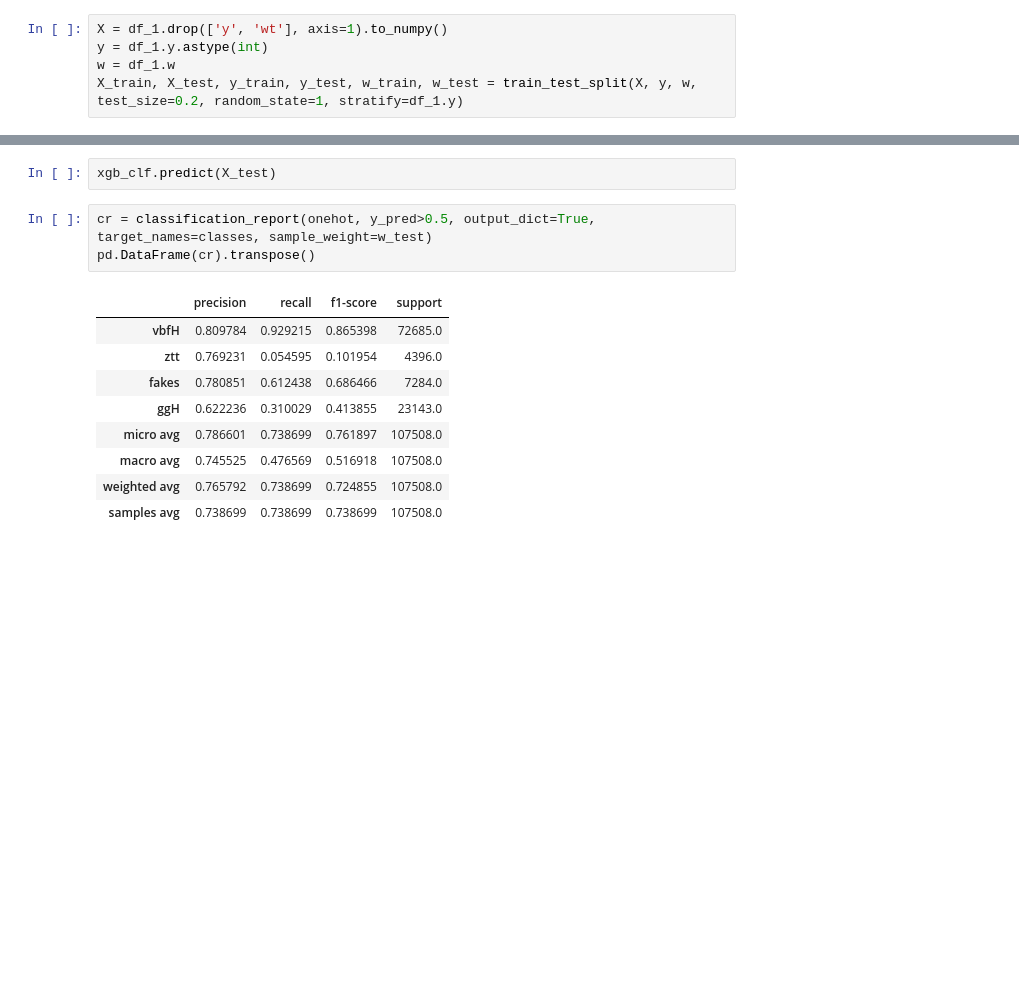
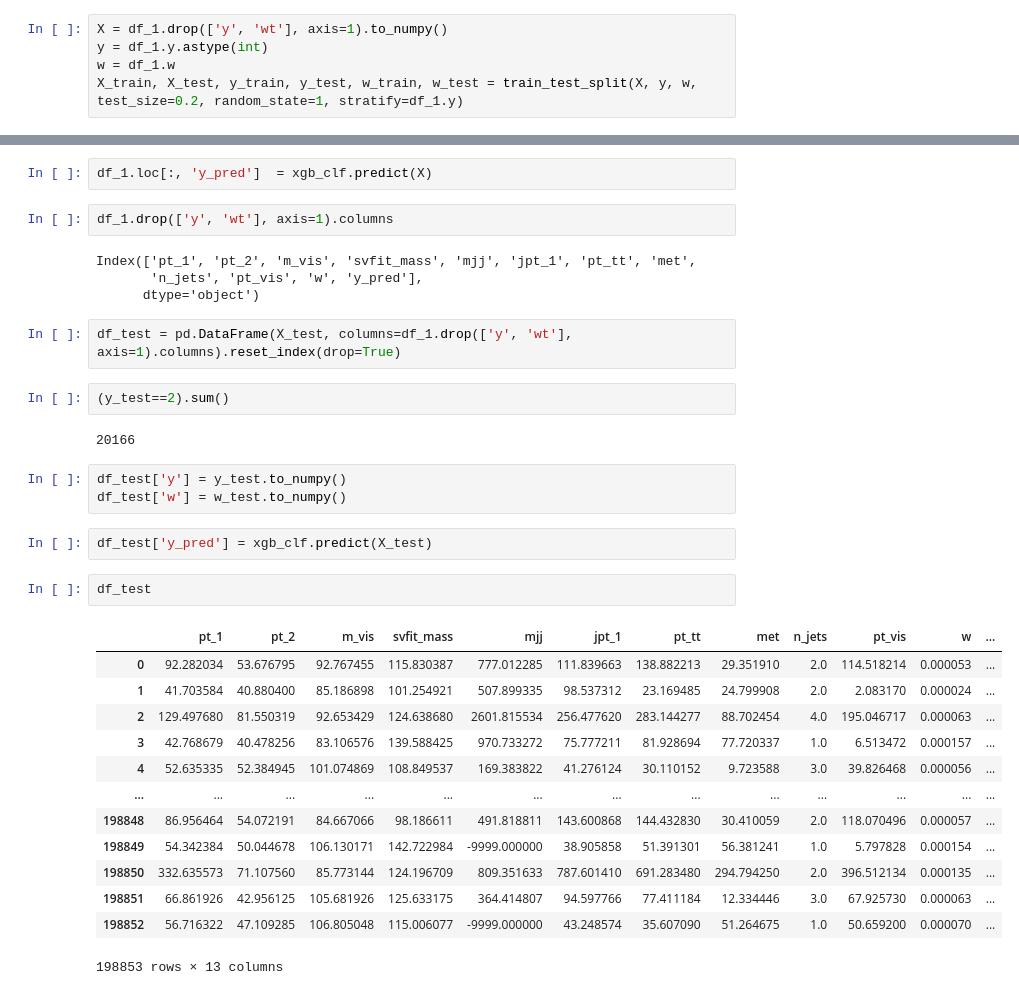
Before and after one commit to stanleyycheung/MSci-Project-HiggsTauTau, a Jupyter notebook: shared/signal_background_BDT_v2.ipynb, the cells around one changed output, grey strips where cells are left out. Saved outputs shown, nothing was run; the diff lists cells and outputs as text; blank space fills up the shorter version.

```diff
--- a/shared/signal_background_BDT_v2.ipynb
+++ b/shared/signal_background_BDT_v2.ipynb
@@ -158,15 +195,35 @@ for i in range(len(fpr)):
+# %%
+df_1.loc[:, 'y_pred']  = xgb_clf.predict(X)
+# %%
+df_1.drop(['y', 'wt'], axis=1).columns
+# %% [output]
+Index(['pt_1', 'pt_2', 'm_vis', 'svfit_mass', 'mjj', 'jpt_1', 'pt_tt', 'met',
+       'n_jets', 'pt_vis', 'w', 'y_pred'],
+      dtype='object')
+# %%
+df_test = pd.DataFrame(X_test, columns=df_1.drop(['y', 'wt'], axis=1).columns).reset_index(drop=True)
+# %%
+(y_test==2).sum()
+# %% [output]
+20166
+# %%
+df_test['y'] = y_test.to_numpy()
+df_test['w'] = w_test.to_numpy()
 # %%
-xgb_clf.predict(X_test)
+df_test['y_pred'] = xgb_clf.predict(X_test)
-# %%
-cr = classification_report(onehot, y_pred>0.5, output_dict=True, target_names=classes, sample_weight=w_test)
-pd.DataFrame(cr).transpose()
-# %% [output]
-|  | precision | recall | f1-score | support |
-| vbfH | 0.809784 | 0.929215 | 0.865398 | 72685.0 |
-| ztt | 0.769231 | 0.054595 | 0.101954 | 4396.0 |
-| fakes | 0.780851 | 0.612438 | 0.686466 | 7284.0 |
-| ggH | 0.622236 | 0.310029 | 0.413855 | 23143.0 |
-| micro avg | 0.786601 | 0.738699 | 0.761897 | 107508.0 |
-| macro avg | 0.745525 | 0.476569 | 0.516918 | 107508.0 |
-| weighted avg | 0.765792 | 0.738699 | 0.724855 | 107508.0 |
-| samples avg | 0.738699 | 0.738699 | 0.738699 | 107508.0 |
+# %%
+df_test
+# %% [output]
+|  | pt_1 | pt_2 | m_vis | svfit_mass | mjj | jpt_1 | pt_tt | met | n_jets | pt_vis | w | ... |
+| 0 | 92.282034 | 53.676795 | 92.767455 | 115.830387 | 777.012285 | 111.839663 | 138.882213 | 29.351910 | 2.0 | 114.518214 | 0.000053 | ... |
+| 1 | 41.703584 | 40.880400 | 85.186898 | 101.254921 | 507.899335 | 98.537312 | 23.169485 | 24.799908 | 2.0 | 2.083170 | 0.000024 | ... |
+| 2 | 129.497680 | 81.550319 | 92.653429 | 124.638680 | 2601.815534 | 256.477620 | 283.144277 | 88.702454 | 4.0 | 195.046717 | 0.000063 | ... |
+| 3 | 42.768679 | 40.478256 | 83.106576 | 139.588425 | 970.733272 | 75.777211 | 81.928694 | 77.720337 | 1.0 | 6.513472 | 0.000157 | ... |
+| 4 | 52.635335 | 52.384945 | 101.074869 | 108.849537 | 169.383822 | 41.276124 | 30.110152 | 9.723588 | 3.0 | 39.826468 | 0.000056 | ... |
+| ... | ... | ... | ... | ... | ... | ... | ... | ... | ... | ... | ... | ... |
+| 198848 | 86.956464 | 54.072191 | 84.667066 | 98.186611 | 491.818811 | 143.600868 | 144.432830 | 30.410059 | 2.0 | 118.070496 | 0.000057 | ... |
+| 198849 | 54.342384 | 50.044678 | 106.130171 | 142.722984 | -9999.000000 | 38.905858 | 51.391301 | 56.381241 | 1.0 | 5.797828 | 0.000154 | ... |
+| 198850 | 332.635573 | 71.107560 | 85.773144 | 124.196709 | 809.351633 | 787.601410 | 691.283480 | 294.794250 | 2.0 | 396.512134 | 0.000135 | ... |
+| 198851 | 66.861926 | 42.956125 | 105.681926 | 125.633175 | 364.414807 | 94.597766 | 77.411184 | 12.334446 | 3.0 | 67.925730 | 0.000063 | ... |
+| 198852 | 56.716322 | 47.109285 | 106.805048 | 115.006077 | -9999.000000 | 43.248574 | 35.607090 | 51.264675 | 1.0 | 50.659200 | 0.000070 | ... |
+198853 rows × 13 columns
```
Also changed, not shown: parts of 15 cells of this notebook, 1 other file.
